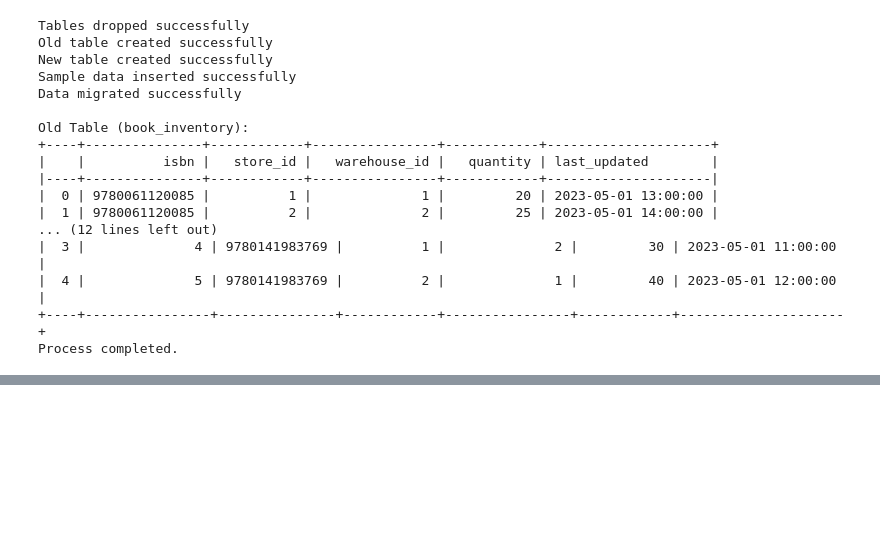
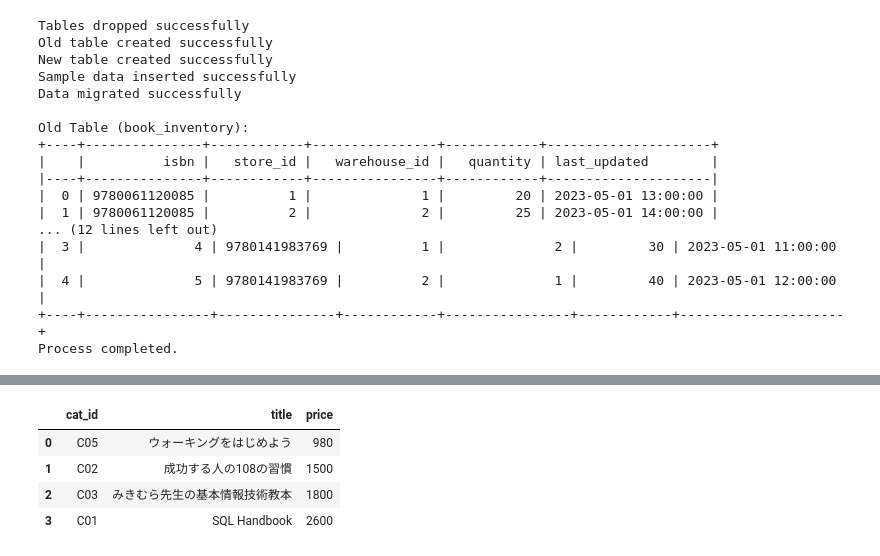
Before and after one commit to phonon-py/DatabaseSpecialistStudy, a Jupyter notebook: lesson_mysql.ipynb, the cells around one changed output, grey strips where cells are left out. Cells and saved outputs as stored; diff of their text form; code cells hidden in the pictures; blank space fills up the shorter version.

```diff
--- a/lesson_mysql.ipynb
+++ b/lesson_mysql.ipynb
@@ -2042,0 +2377,20 @@ Process completed.
+# %%
+# カテゴリ毎に高い本を探す
+# 相関副問い合わせ
+query = """
+SELECT b1.cat_id, b1.title, b1.price
+FROM books b1
+WHERE b1.price = (
+    SELECT MAX(b2.price)
+    FROM books b2
+    WHERE b2.cat_id = b1.cat_id
+)
+"""
+
+execute_query_to_dataframe(query, engine)
+# %% [output]
+|  | cat_id | title | price |
+| 0 | C05 | ウォーキングをはじめよう | 980 |
+| 1 | C02 | 成功する人の108の習慣 | 1500 |
+| 2 | C03 | みきむら先生の基本情報技術教本 | 1800 |
+| 3 | C01 | SQL Handbook | 2600 |
```
Also changed, not shown: parts of 16 cells of this notebook.
